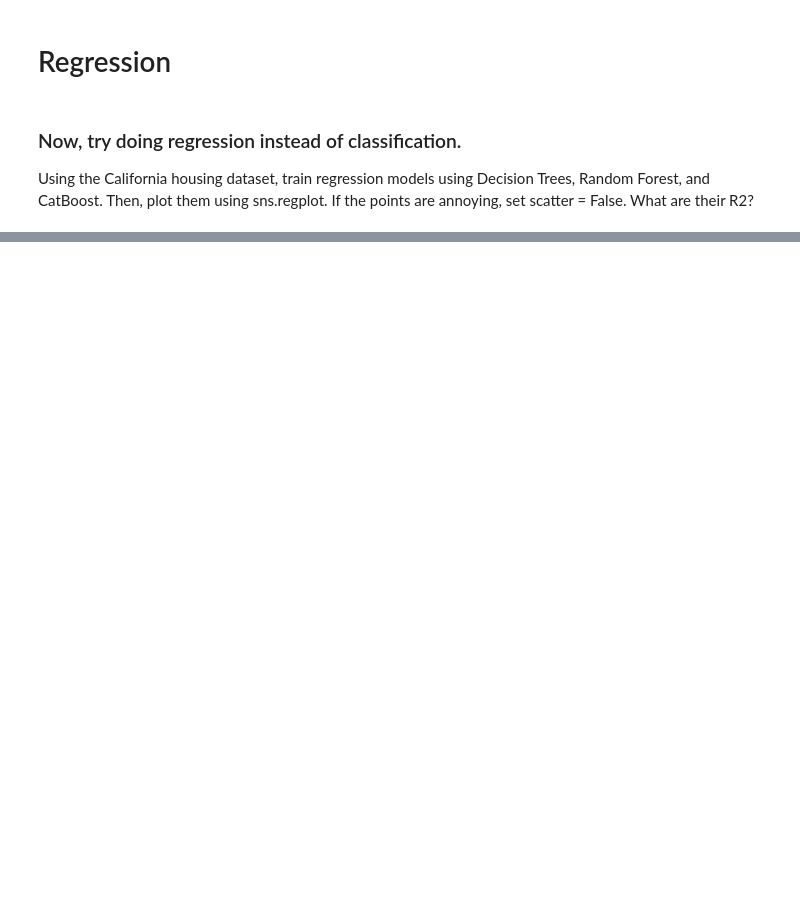
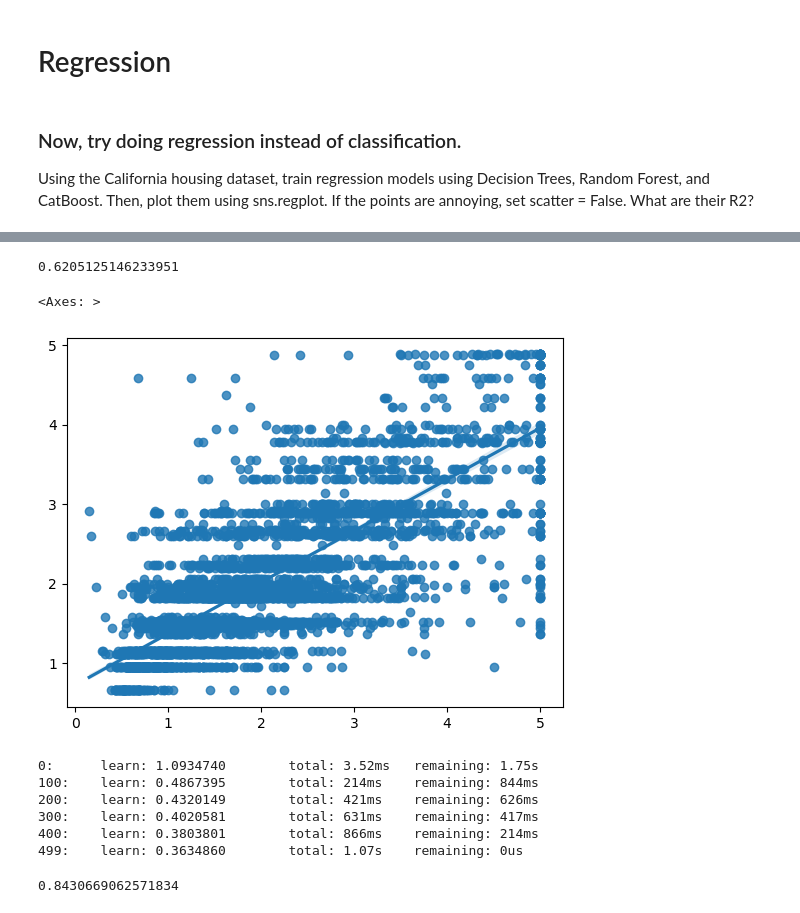
Before and after one commit to victoralexandermoreno/QSS45, a Jupyter notebook: Unit_5-Gradient-Boosting_Trees-Blank.ipynb, the cells around one changed output, grey strips where cells are left out. Saved outputs shown, nothing was run; the diff lists cells and outputs as text; code cells hidden in the pictures; blank space fills up the shorter version.

```diff
--- a/Unit_5-Gradient-Boosting_Trees-Blank.ipynb
+++ b/Unit_5-Gradient-Boosting_Trees-Blank.ipynb
@@ -104,0 +389,53 @@ y = data.target
+# %%
+# Load the California housing dataset
+data = fetch_california_housing()
+X = pd.DataFrame(data.data, columns=data.feature_names)
+y = data.target
+
+X_train, X_test, y_train, y_test = train_test_split(X, y, test_size=0.2, random_state=42)
+# %%
+# Initialize the DecisionTreeRegressor
+regressor = DecisionTreeRegressor(random_state=42, max_depth =6)
+
+# Fit the model to the training data
+regressor.fit(X_train, y_train)
+y_pred = regressor.predict(X_test)
+r2 = r2_score(y_test, y_pred)
+r2
+# %% [output]
+0.6205125146233951
+# %%
+y_pred = regressor.predict(X_test)
+# %%
+sns.regplot(x = y_test, y= y_pred)
+# %% [output]
+<Axes: >
+[figure, added]
+# %%
+from catboost import CatBoostRegressor
+X = pd.DataFrame(data.data, columns=data.feature_names)
+y = data.target
+
+
+X_train, X_test, y_train, y_test = train_test_split(X, y, test_size=0.2, random_state=42)
+
+model = CatBoostRegressor(iterations=500, depth=6, learning_rate=0.1, loss_function='RMSE', random_seed=42)
+
+# Train the model with categorical features specified
+model.fit(X_train, y_train, verbose=100)
+
+y_pred = model.predict(X_test)
+# %% [output]
+0:      learn: 1.0934740        total: 3.52ms   remaining: 1.75s
+100:    learn: 0.4867395        total: 214ms    remaining: 844ms
+200:    learn: 0.4320149        total: 421ms    remaining: 626ms
+300:    learn: 0.4020581        total: 631ms    remaining: 417ms
+400:    learn: 0.3803801        total: 866ms    remaining: 214ms
+499:    learn: 0.3634860        total: 1.07s    remaining: 0us
+# %%
+from sklearn.metrics import r2_score
+
+r2 = r2_score(y_test, y_pred)
+r2
+# %% [output]
+0.8430669062571834
```
Also changed, not shown: parts of 25 cells of this notebook, 6 other files.
